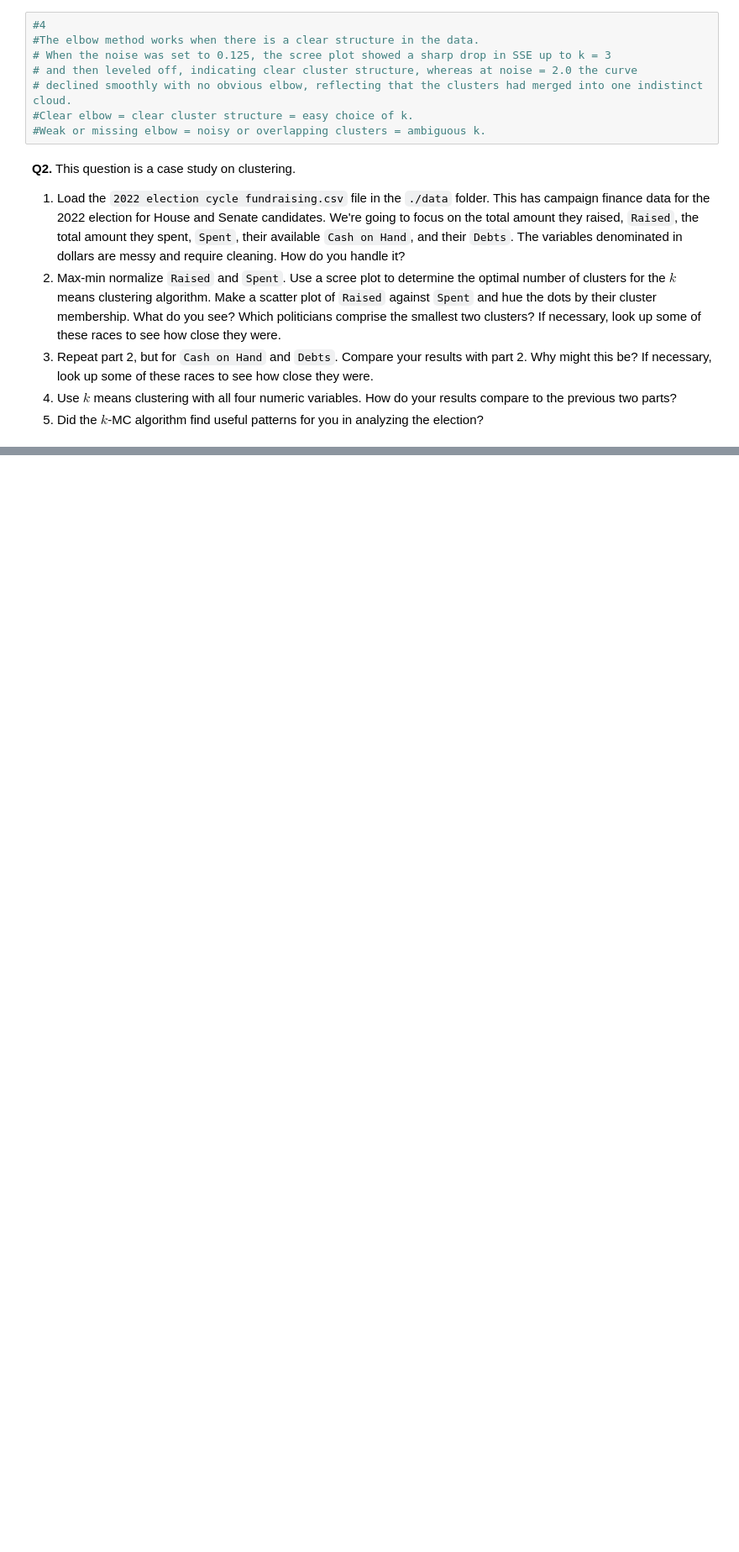
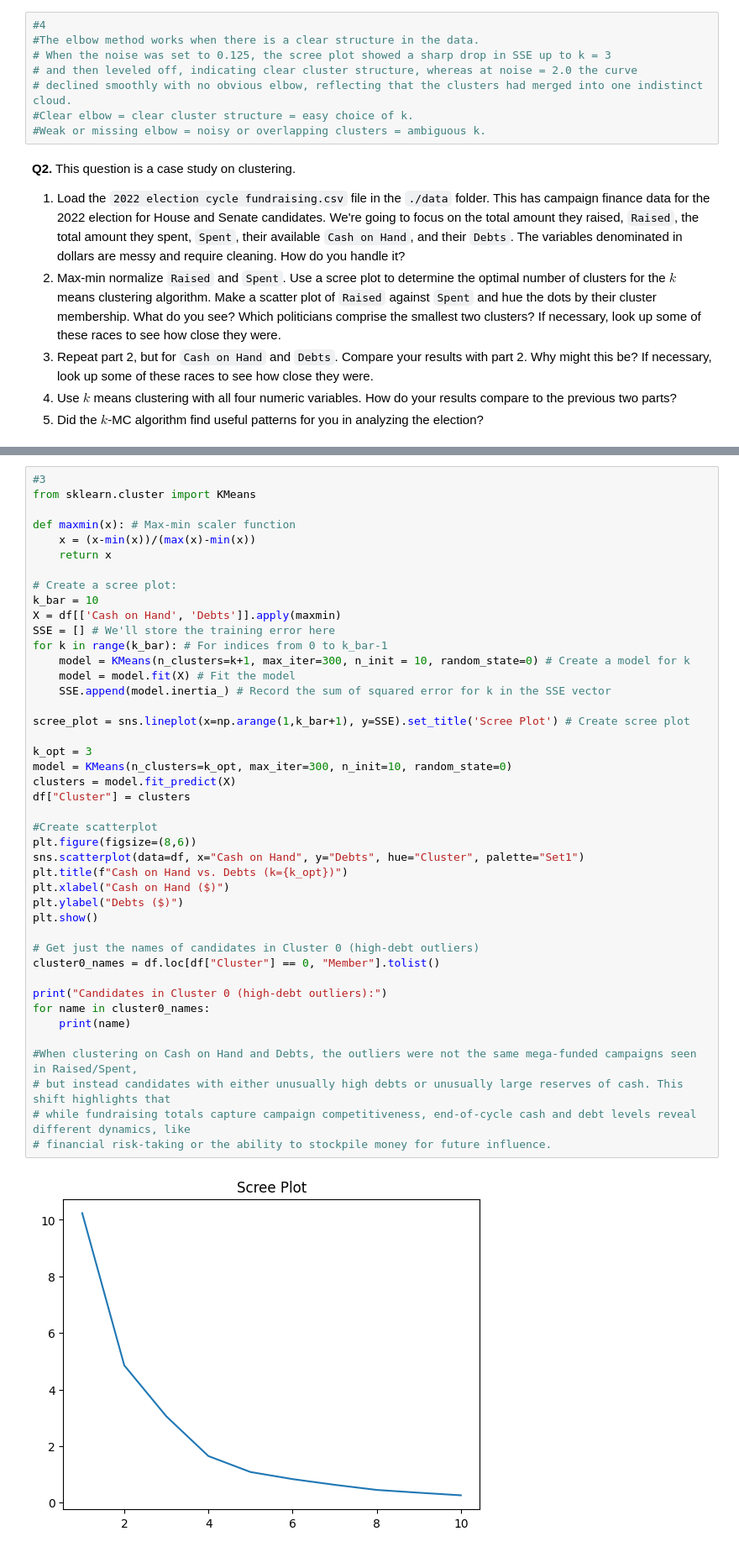
Before and after one commit to emilyfriedman8/clustering_assignment, a Jupyter notebook: assignment_clustering.ipynb, the cells around one changed output, grey strips where cells are left out. Shown at 84% size. Drawn from its saved outputs; the diff is of its cells as text; blank space fills up the shorter version.

```diff
--- a/assignment_clustering.ipynb
+++ b/assignment_clustering.ipynb
@@ -155,0 +274,45 @@ plt.show()
+# %%
+#3
+from sklearn.cluster import KMeans
+
+def maxmin(x): # Max-min scaler function
+    x = (x-min(x))/(max(x)-min(x))
+    return x
+
+# Create a scree plot:
+k_bar = 10
+X = df[['Cash on Hand', 'Debts']].apply(maxmin)
+SSE = [] # We'll store the training error here
+for k in range(k_bar): # For indices from 0 to k_bar-1
+    model = KMeans(n_clusters=k+1, max_iter=300, n_init = 10, random_state=0) # Create a model for k
+    model = model.fit(X) # Fit the model
+    SSE.append(model.inertia_) # Record the sum of squared error for k in the SSE vector
+
+scree_plot = sns.lineplot(x=np.arange(1,k_bar+1), y=SSE).set_title('Scree Plot') # Create scree plot
+
+k_opt = 3
+model = KMeans(n_clusters=k_opt, max_iter=300, n_init=10, random_state=0)
+clusters = model.fit_predict(X)
+df["Cluster"] = clusters
+
+#Create scatterplot
+plt.figure(figsize=(8,6))
+sns.scatterplot(data=df, x="Cash on Hand", y="Debts", hue="Cluster", palette="Set1")
+plt.title(f"Cash on Hand vs. Debts (k={k_opt})")
+plt.xlabel("Cash on Hand ($)")
+plt.ylabel("Debts ($)")
+plt.show()
+
+# Get just the names of candidates in Cluster 0 (high-debt outliers)
+cluster0_names = df.loc[df["Cluster"] == 0, "Member"].tolist()
+
+print("Candidates in Cluster 0 (high-debt outliers):")
+for name in cluster0_names:
+    print(name)
+
+#When clustering on Cash on Hand and Debts, the outliers were not the same mega-funded campaigns seen in Raised/Spent,
+# but instead candidates with either unusually high debts or unusually large reserves of cash. This shift highlights that
+# while fundraising totals capture campaign competitiveness, end-of-cycle cash and debt levels reveal different dynamics, like
+# financial risk-taking or the ability to stockpile money for future influence.
+# %% [output]
+[figure, added]
```
Also changed, not shown: parts of 4 cells of this notebook.
